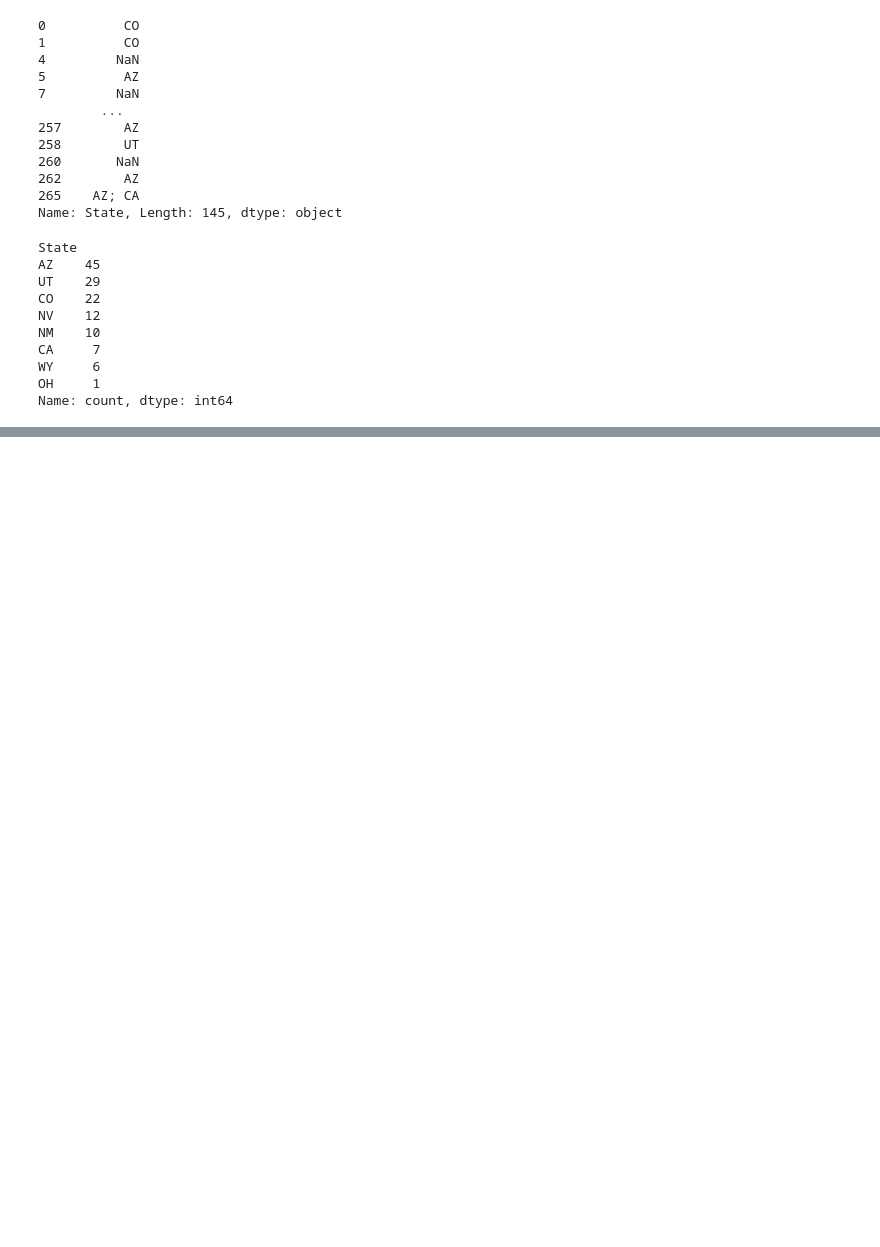
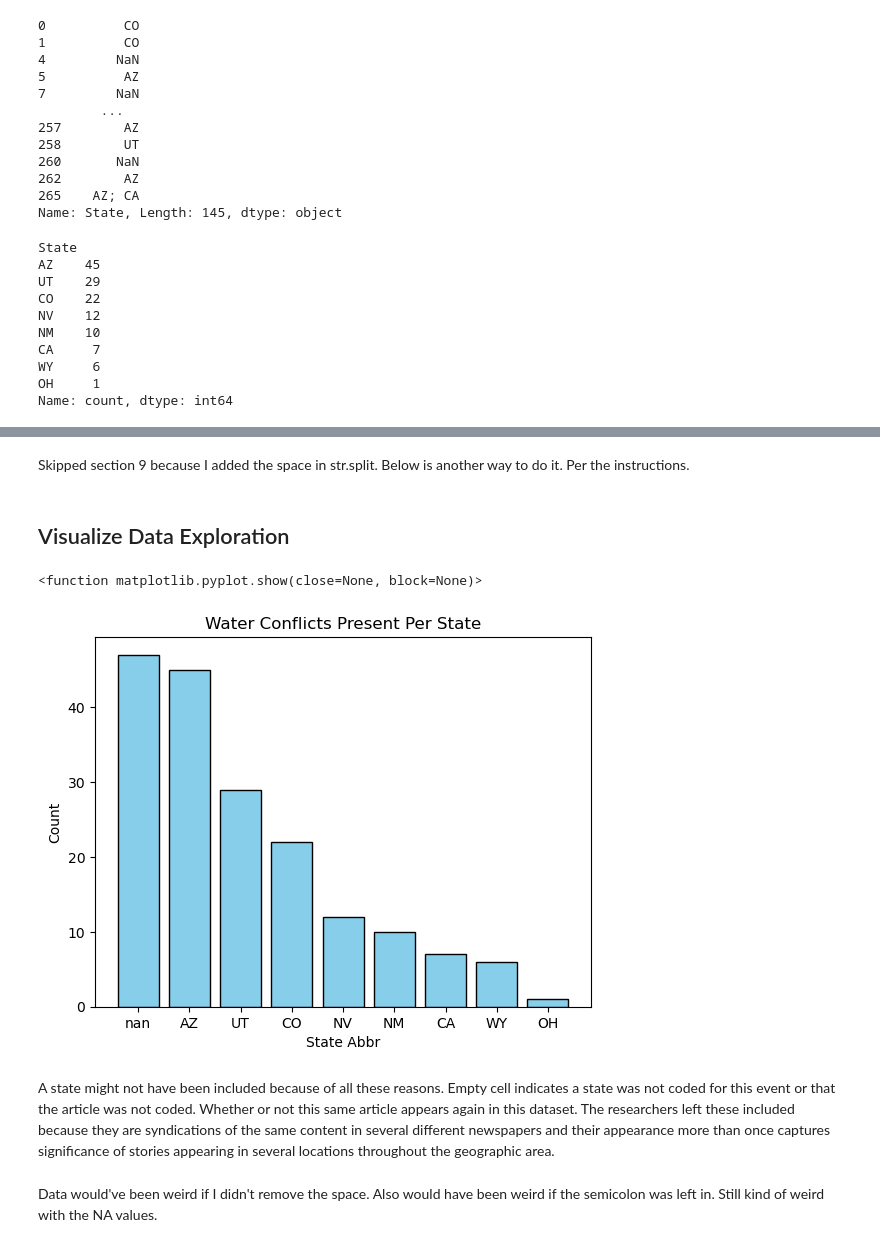
Before and after one commit to kailani-boop/eds220-2026-sections, a Jupyter notebook: section-2-co-basin-water-conflicts.ipynb, the cells around one changed output, grey strips where cells are left out. Saved outputs shown, nothing was run; the diff lists cells and outputs as text; code cells hidden in the pictures; blank space fills up the shorter version.

```diff
--- a/section-2-co-basin-water-conflicts.ipynb
+++ b/section-2-co-basin-water-conflicts.ipynb
@@ -189,0 +194,2 @@ Name: count, dtype: int64
+# %% [markdown]
+Skipped section 9 because I added the space in str.split. Below is another way to do it. Per the instructions.
@@ -189,0 +204,30 @@ Name: count, dtype: int64
+# %%
+# Writing it all in one go
+clean = (df.loc[df['Conflict Present'] == 'Y', 'State']
+        .str.split('; ').explode()
+        .unique
+        )
+# %% [markdown]
+## Visualize Data Exploration
+# %%
+import matplotlib.pyplot as plt
+
+state_counts = clean.value_counts(dropna = False)
+# %%
+plt.bar(
+    state_counts.index.astype(str),
+    state_counts.values,
+    color = 'skyblue',
+    edgecolor = 'black'
+)
+plt.xlabel('State Abbr')
+plt.ylabel('Count')
+plt.title('Water Conflicts Present Per State')
+plt.show
+# %% [output]
+<function matplotlib.pyplot.show(close=None, block=None)>
+[figure, added]
+# %% [markdown]
+A state might not have been included because of all these reasons. Empty cell indicates a state was not coded for this event or that the article was not coded. Whether or not this same article appears again in this dataset. The researchers left these included because they are syndications of the same content in several different newspapers and their appearance more than once captures significance of stories appearing in several locations throughout the geographic area.
+# %% [markdown]
+Data would've been weird if I didn't remove the space. Also would have been weird if the semicolon was left in. Still kind of weird with the NA values.
```
Also changed, not shown: parts of 2 cells of this notebook.
